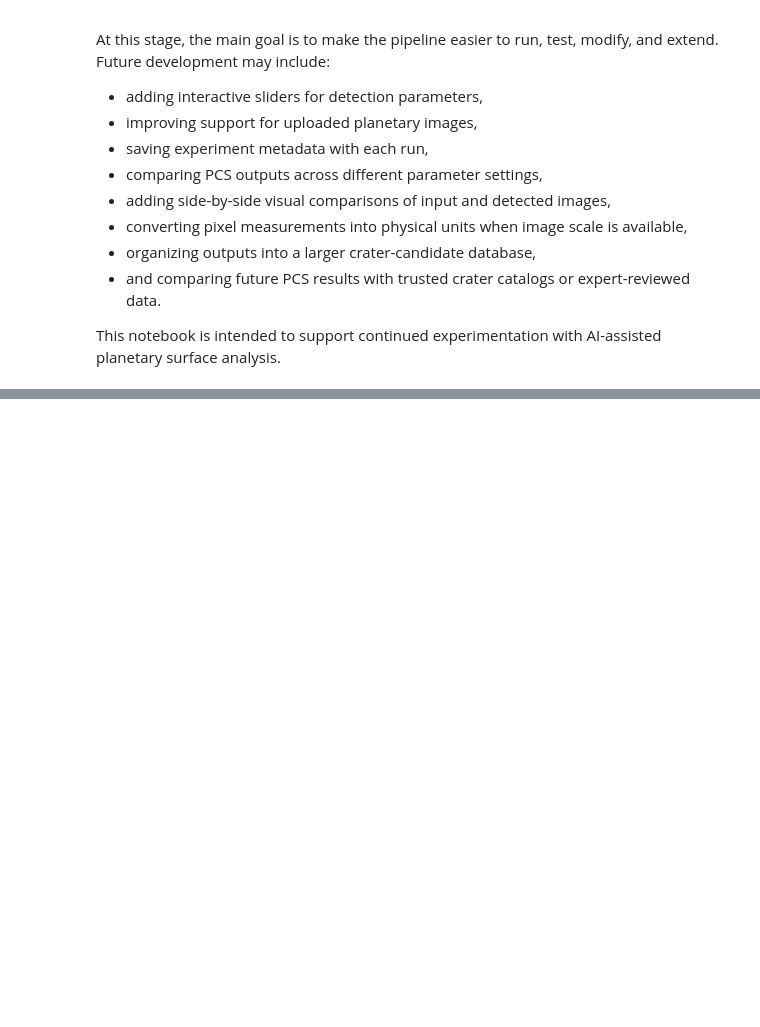
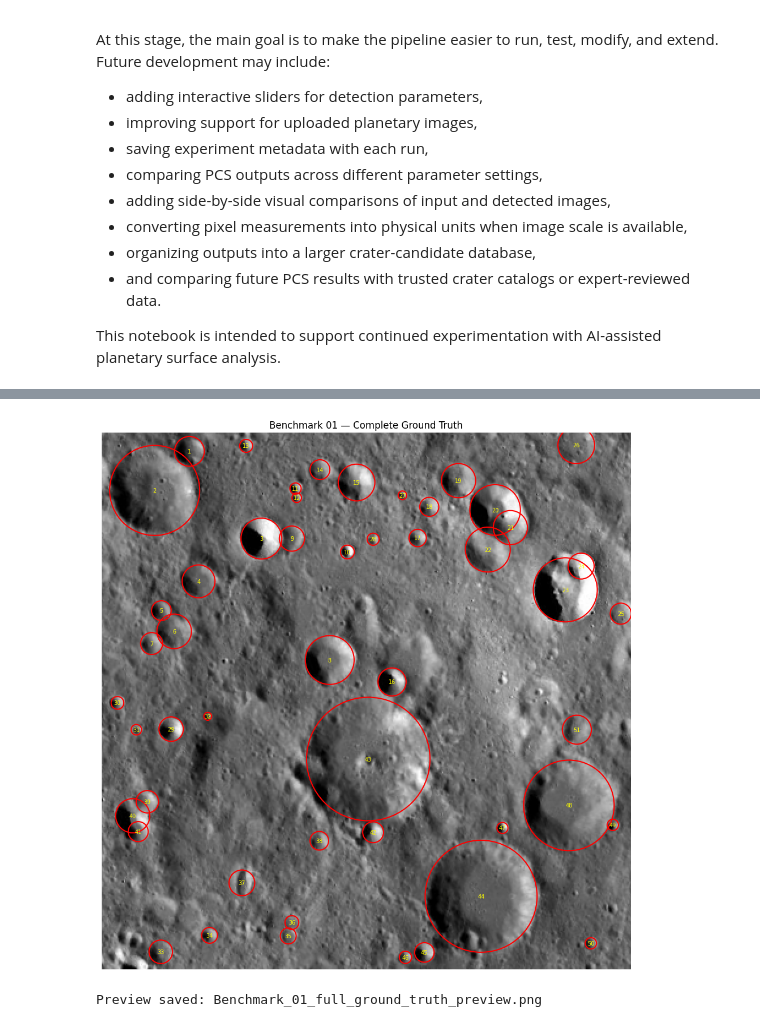
Before and after one commit to dajuarez4/MooCraDee, a Jupyter notebook: notebooks/PCS_GPU_Demo.ipynb, the cells around one changed output, grey strips where cells are left out. Drawn from its saved outputs; the diff is of its cells as text; code cells hidden in the pictures; blank space fills up the shorter version.

Commit message:
Add GPU Colab workflow for PCS detection and preliminary benchmark evaluation

```diff
--- a/notebooks/PCS_GPU_Demo.ipynb
+++ b/notebooks/PCS_GPU_Demo.ipynb
@@ -953,0 +1386,58 @@ This notebook is intended to support continued experimentation with AI-assisted
+# %%
+import matplotlib.pyplot as plt
+import matplotlib.patches as patches
+
+fig, ax = plt.subplots(
+    figsize=(10, 10)
+)
+
+ax.imshow(full_image)
+
+for crater in full_ground_truth.itertuples():
+    circle = patches.Circle(
+        (
+            crater.x_center,
+            crater.y_center,
+        ),
+        crater.radius_px,
+        fill=False,
+        edgecolor="red",
+        linewidth=1.5,
+    )
+
+    ax.add_patch(circle)
+
+    ax.text(
+        crater.x_center,
+        crater.y_center,
+        str(crater.gt_id),
+        color="yellow",
+        fontsize=7,
+        ha="center",
+        va="center",
+    )
+
+ax.set_title(
+    "Benchmark 01 — Complete Ground Truth"
+)
+
+ax.axis("off")
+
+plt.tight_layout()
+
+preview_path = Path(
+    "Benchmark_01_full_ground_truth_preview.png"
+)
+
+plt.savefig(
+    preview_path,
+    dpi=200,
+    bbox_inches="tight",
+)
+
+plt.show()
+
+print("Preview saved:", preview_path)
+# %% [output]
+[figure, added]
+Preview saved: Benchmark_01_full_ground_truth_preview.png
```
Also changed, not shown: parts of 26 cells of this notebook.
